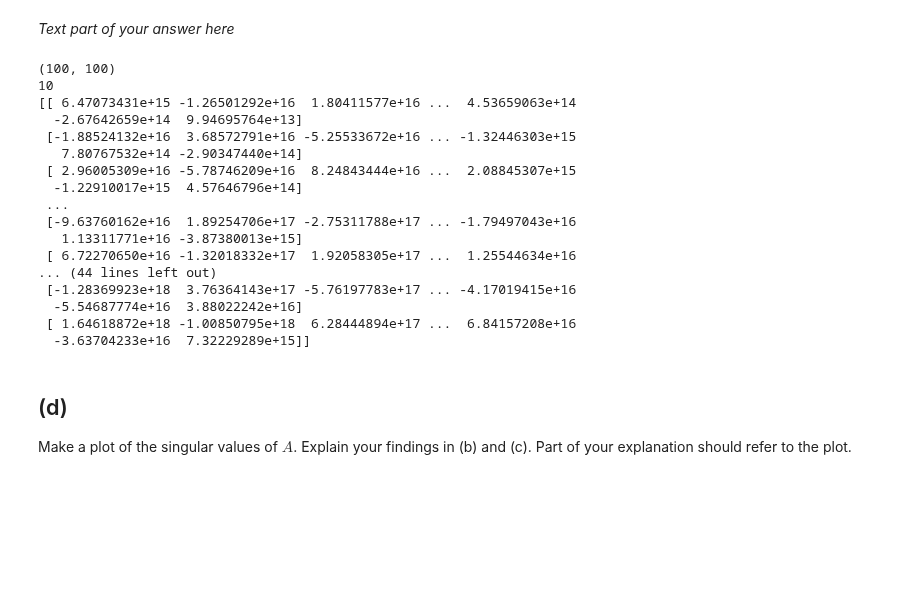
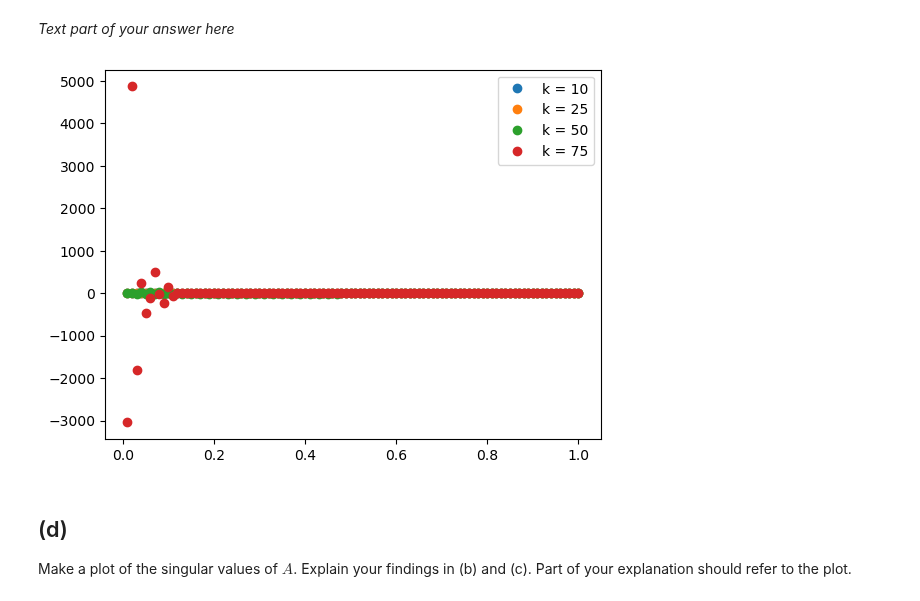
Before and after one commit to pluumenbrownie/numalgos, a Jupyter notebook: hw2.ipynb, the cells around one changed output. Cells and saved outputs as stored; diff of their text form; code cells hidden in the pictures; blank space fills up the shorter version.

```diff
--- a/hw2.ipynb
+++ b/hw2.ipynb
@@ -234,54 +234,44 @@ A_inv = Vh.T @ np.linalg.inv(matrix_S) @ U.T
 
 threshold = 1e-5
 A_inv_cleaned = np.where(np.abs(A_inv) < threshold, 0, A_inv)
 
 #print(A_inv)
 #print(A_inv_cleaned)
 
 k_values = [10, 25, 50, 75]
 def truncation(matrix_S, k):
     truncated_s = matrix_S.copy()
     #truncated_Vh = Vh.copy()
     #truncated_U = U.copy()
 
     truncated_s[-k:, -k:] = 0
     #truncated_U = truncated_U[:, -k:]
     #truncated_Vh = truncated_Vh[-k:, :]
 
     return truncated_s
 
 for k in k_values:
     truncated_s = truncation(matrix_S, k)
-    print(truncated_s.shape)
+    #print(truncated_s.shape)
     #print(truncated_U.shape)
     #print(truncated_Vh.shape)
     #print(truncated_s)
-    print(k)
+    #print(k)
     b_k = U @ truncated_s @ Vh
     threshold = 1e-3
     b_k_cleaned = np.where(np.abs(b_k) < threshold, 0, b_k)
-    inv_b_k = np.linalg.inv(b_k)
+    inv_b_k = np.linalg.inv(b_k_cleaned)
     #print(b_k)
-    print(inv_b_k)
+    s_new = inv_b_k @ d
+    #print(inv_b_k)
     #print(b_k_cleaned)
+    #print(s_new)
+    plt.plot(t, inv_b_k @ d, "o", label=f"{k = }")
+
+plt.legend()
+plt.show()
 # %% [output]
-(100, 100)
-10
-[[ 6.47073431e+15 -1.26501292e+16  1.80411577e+16 ...  4.53659063e+14
-  -2.67642659e+14  9.94695764e+13]
- [-1.88524132e+16  3.68572791e+16 -5.25533672e+16 ... -1.32446303e+15
-   7.80767532e+14 -2.90347440e+14]
- [ 2.96005309e+16 -5.78746209e+16  8.24843444e+16 ...  2.08845307e+15
-  -1.22910017e+15  4.57646796e+14]
- ...
- [-9.63760162e+16  1.89254706e+17 -2.75311788e+17 ... -1.79497043e+16
-   1.13311771e+16 -3.87380013e+15]
- [ 6.72270650e+16 -1.32018332e+17  1.92058305e+17 ...  1.25544634e+16
-... (44 lines left out)
- [-1.28369923e+18  3.76364143e+17 -5.76197783e+17 ... -4.17019415e+16
-  -5.54687774e+16  3.88022242e+16]
- [ 1.64618872e+18 -1.00850795e+18  6.28444894e+17 ...  6.84157208e+16
-  -3.63704233e+16  7.32229289e+15]]
+[figure, added]
 # %% [markdown]
 ## (d)
 
```
